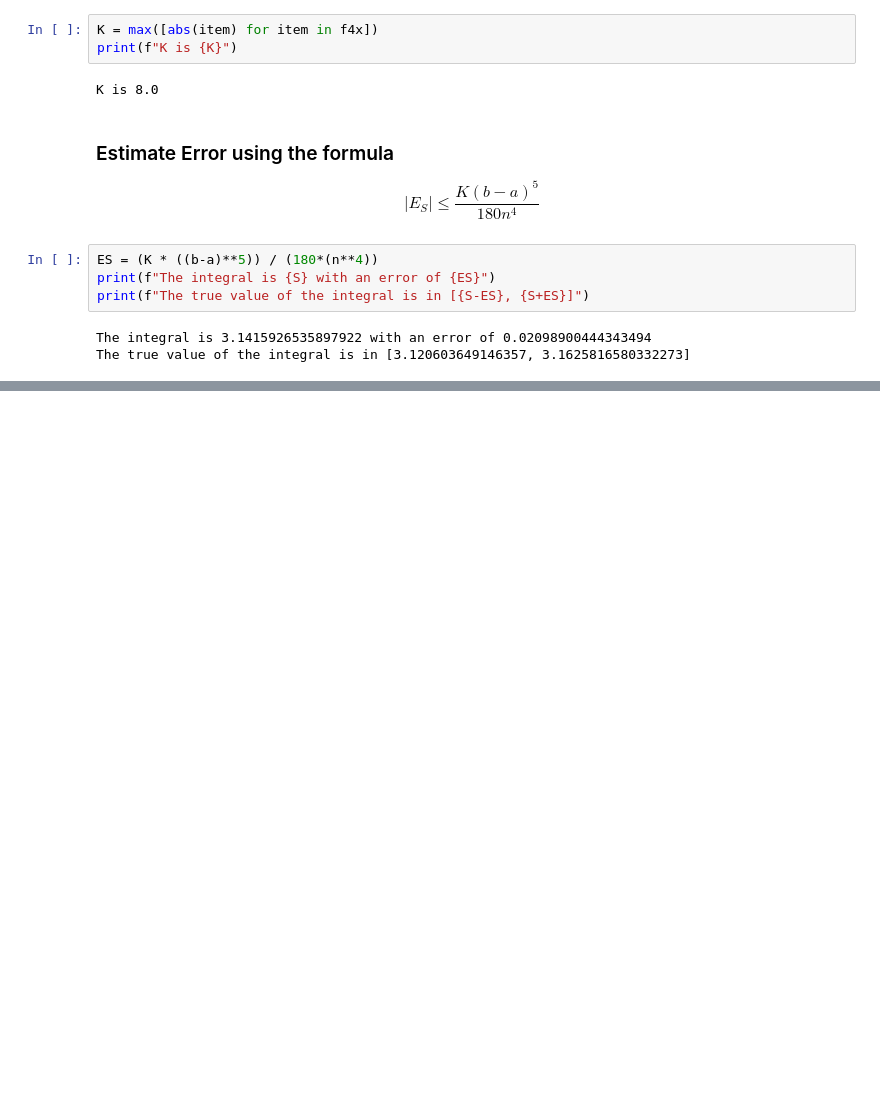
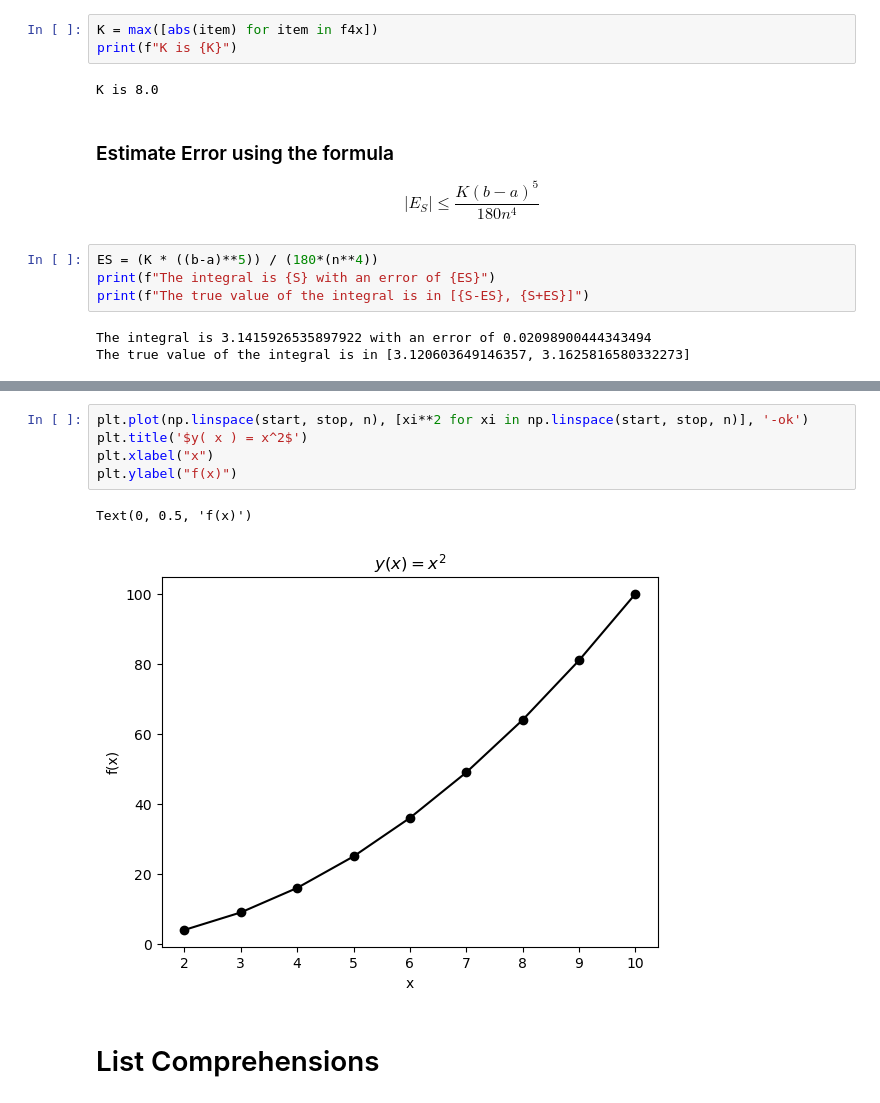
Before and after one commit to TonyFerrar/numerical-integration, a Jupyter notebook: simpsons-rule.ipynb, the cells around one changed output, grey strips where cells are left out. Saved outputs shown, nothing was run; the diff lists cells and outputs as text; blank space fills up the shorter version.

```diff
--- a/simpsons-rule.ipynb
+++ b/simpsons-rule.ipynb
@@ -425,0 +518,10 @@ The true value of the integral is in [3.120603649146357, 3.1625816580332273]
+# %%
+plt.plot(np.linspace(start, stop, n), [xi**2 for xi in np.linspace(start, stop, n)], '-ok')
+plt.title('$y( x ) = x^2$')
+plt.xlabel("x")
+plt.ylabel("f(x)")
+# %% [output]
+Text(0, 0.5, 'f(x)')
+[figure, added]
+# %% [markdown]
+# List Comprehensions
```
Also changed, not shown: parts of 38 cells of this notebook, 1 other file.
